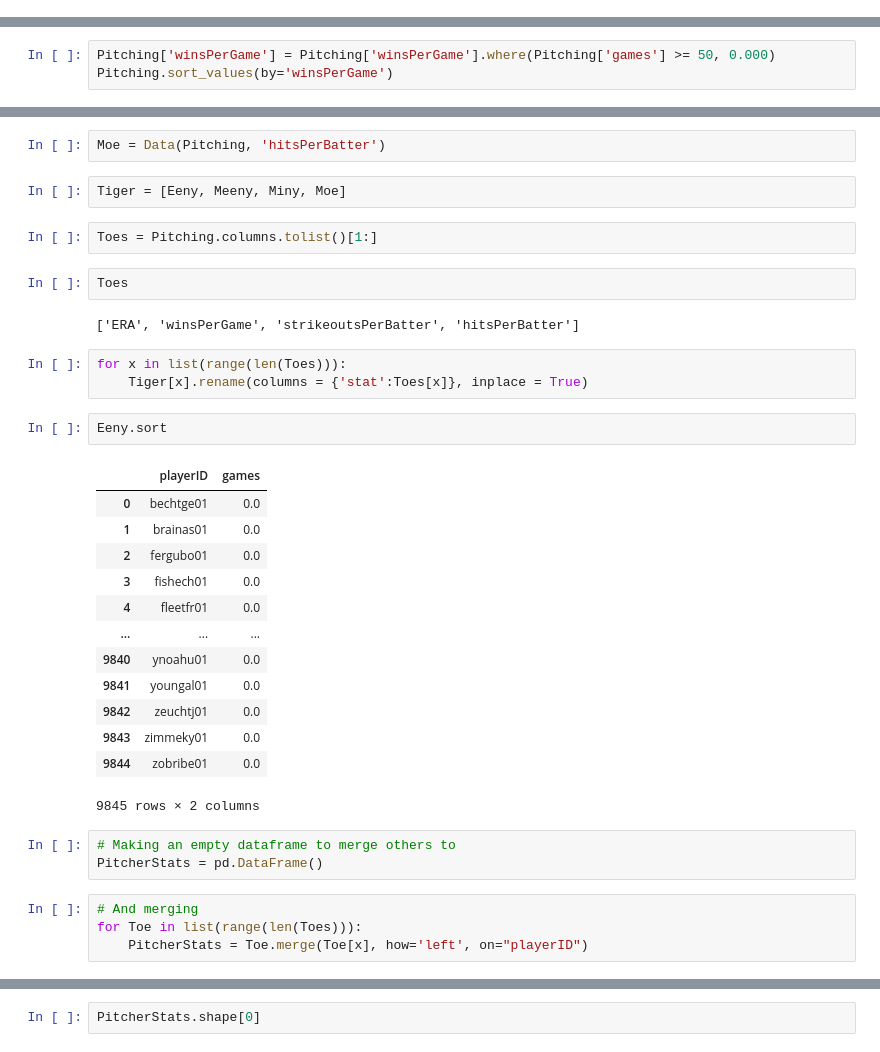
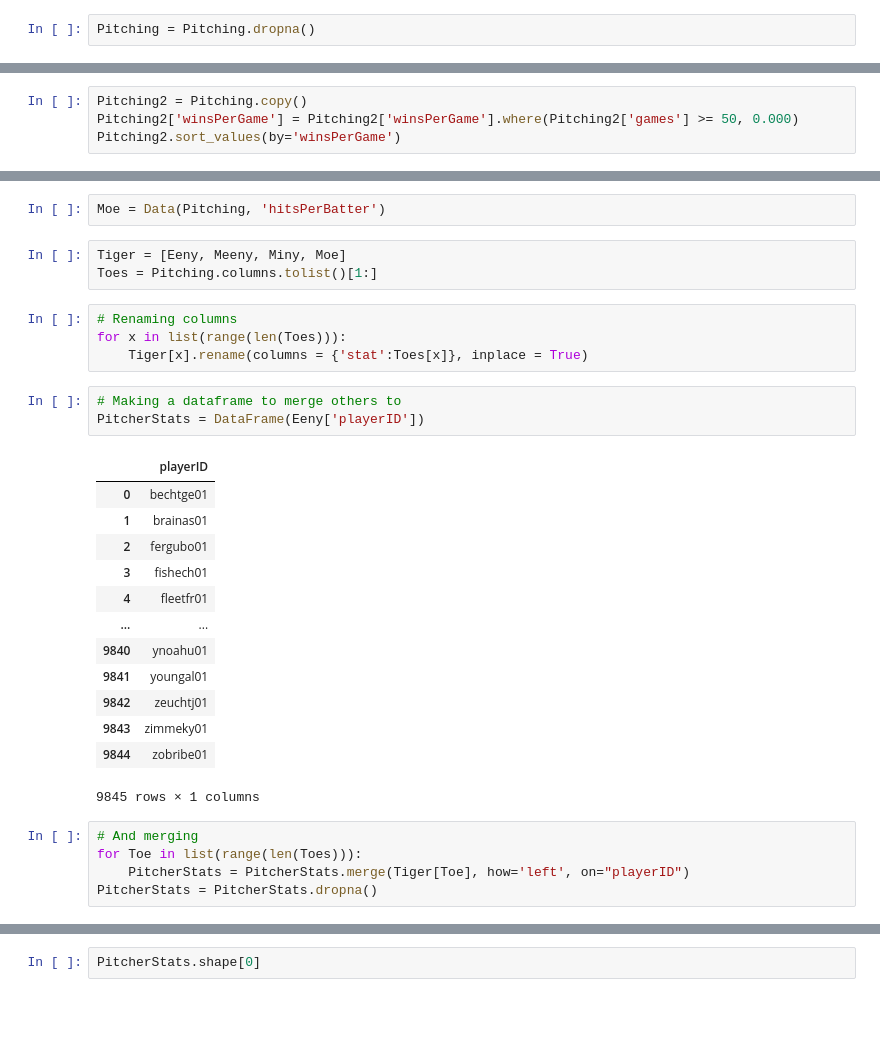
Before and after one commit to aradaha/Baseball-Stats-Project, a Jupyter notebook: Capstone.ipynb, the cells around one changed output, grey strips where cells are left out. Cells and saved outputs as stored; diff of their text form; blank space fills up the shorter version.

```diff
--- a/Capstone.ipynb
+++ b/Capstone.ipynb
@@ -440,3 +442,5 @@ memory usage: 2.5+ MB
+# %%
+Pitching = Pitching.dropna()
 # %%
 def Divide(df, col1, col2, precision):
     stat = []
@@ -472,8 +476,9 @@ Pitching.sort_values(by='winsPerGame')
 # %% [markdown]
 I've seen this before, this time I'll take out all players with less than 50 games.
 # %%
-Pitching['winsPerGame'] = Pitching['winsPerGame'].where(Pitching['games'] >= 50, 0.000)
-Pitching.sort_values(by='winsPerGame')
+Pitching2 = Pitching.copy()
+Pitching2['winsPerGame'] = Pitching2['winsPerGame'].where(Pitching2['games'] >= 50, 0.000)
+Pitching2.sort_values(by='winsPerGame')
 # %% [output]
 |  | playerID | games | ERA | winsPerGame | strikeoutsPerBatter | hitsPerBatter |
 | 0 | bechtge01 | 3 | 7.96 | 0.000 | 0.007 | 0.295 |
@@ -524,35 +529,30 @@ Miny = Data(Pitching, 'strikeoutsPerBatter')
 Moe = Data(Pitching, 'hitsPerBatter')
 # %%
 Tiger = [Eeny, Meeny, Miny, Moe]
+Toes = Pitching.columns.tolist()[1:]
-# %%
-Toes = Pitching.columns.tolist()[1:]
-# %%
-Toes
-# %% [output]
-['ERA', 'winsPerGame', 'strikeoutsPerBatter', 'hitsPerBatter']
 # %%
+# Renaming columns
 for x in list(range(len(Toes))):
     Tiger[x].rename(columns = {'stat':Toes[x]}, inplace = True)
-# %%
-Eeny.sort
-# %% [output]
-|  | playerID | games |
-| 0 | bechtge01 | 0.0 |
-| 1 | brainas01 | 0.0 |
-| 2 | fergubo01 | 0.0 |
-| 3 | fishech01 | 0.0 |
-| 4 | fleetfr01 | 0.0 |
-| ... | ... | ... |
-| 9840 | ynoahu01 | 0.0 |
-| 9841 | youngal01 | 0.0 |
-| 9842 | zeuchtj01 | 0.0 |
-| 9843 | zimmeky01 | 0.0 |
-| 9844 | zobribe01 | 0.0 |
-9845 rows × 2 columns
 # %%
-# Making an empty dataframe to merge others to
-PitcherStats = pd.DataFrame()
+# Making a dataframe to merge others to
+PitcherStats = DataFrame(Eeny['playerID'])
+# %% [output]
+|  | playerID |
+| 0 | bechtge01 |
+| 1 | brainas01 |
+| 2 | fergubo01 |
+| 3 | fishech01 |
+| 4 | fleetfr01 |
+| ... | ... |
+| 9840 | ynoahu01 |
+| 9841 | youngal01 |
+| 9842 | zeuchtj01 |
+| 9843 | zimmeky01 |
+| 9844 | zobribe01 |
+9845 rows × 1 columns
 # %%
 # And merging
 for Toe in list(range(len(Toes))):
-    PitcherStats = Toe.merge(Toe[x], how='left', on="playerID")
+    PitcherStats = PitcherStats.merge(Tiger[Toe], how='left', on="playerID")
+PitcherStats = PitcherStats.dropna()
```
Also changed, not shown: parts of 12 cells of this notebook.
